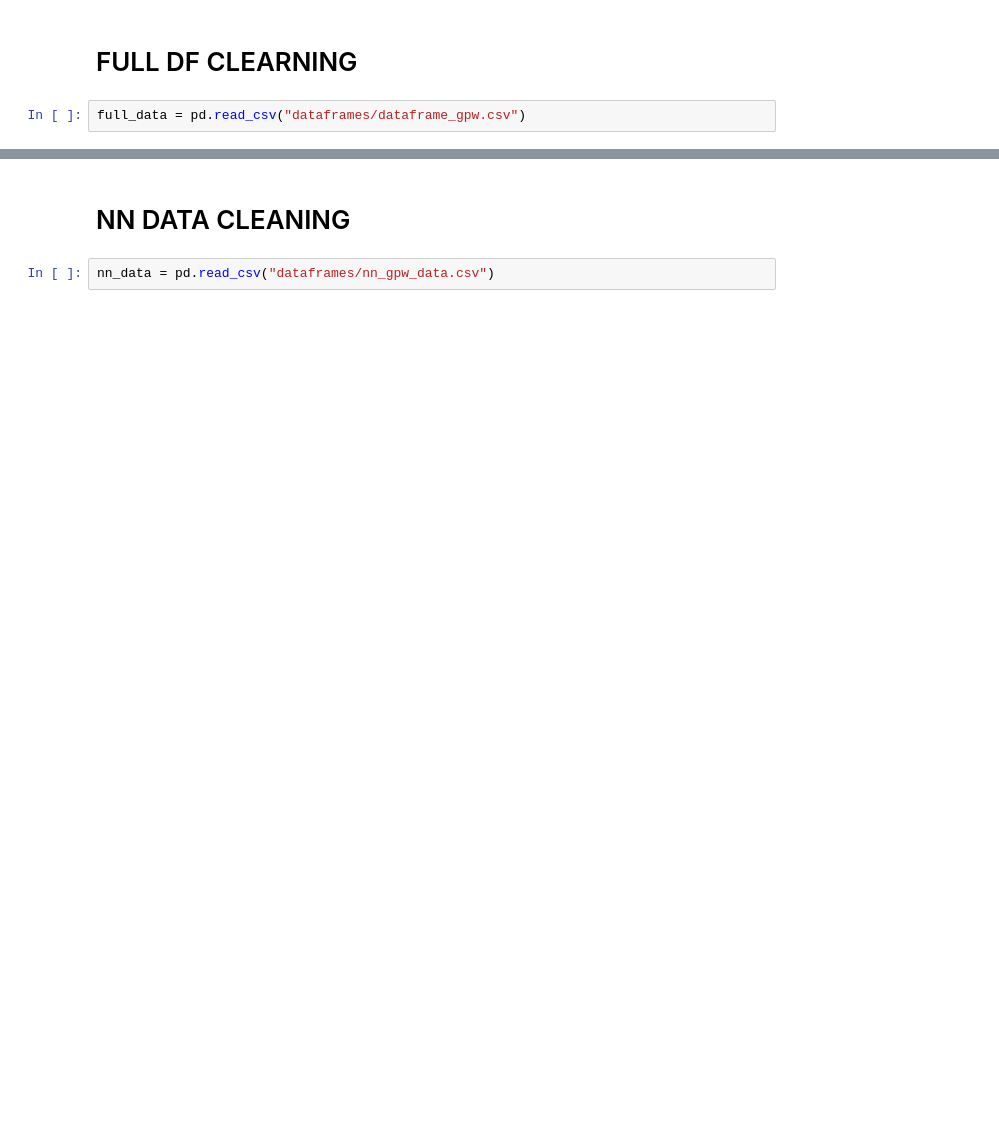
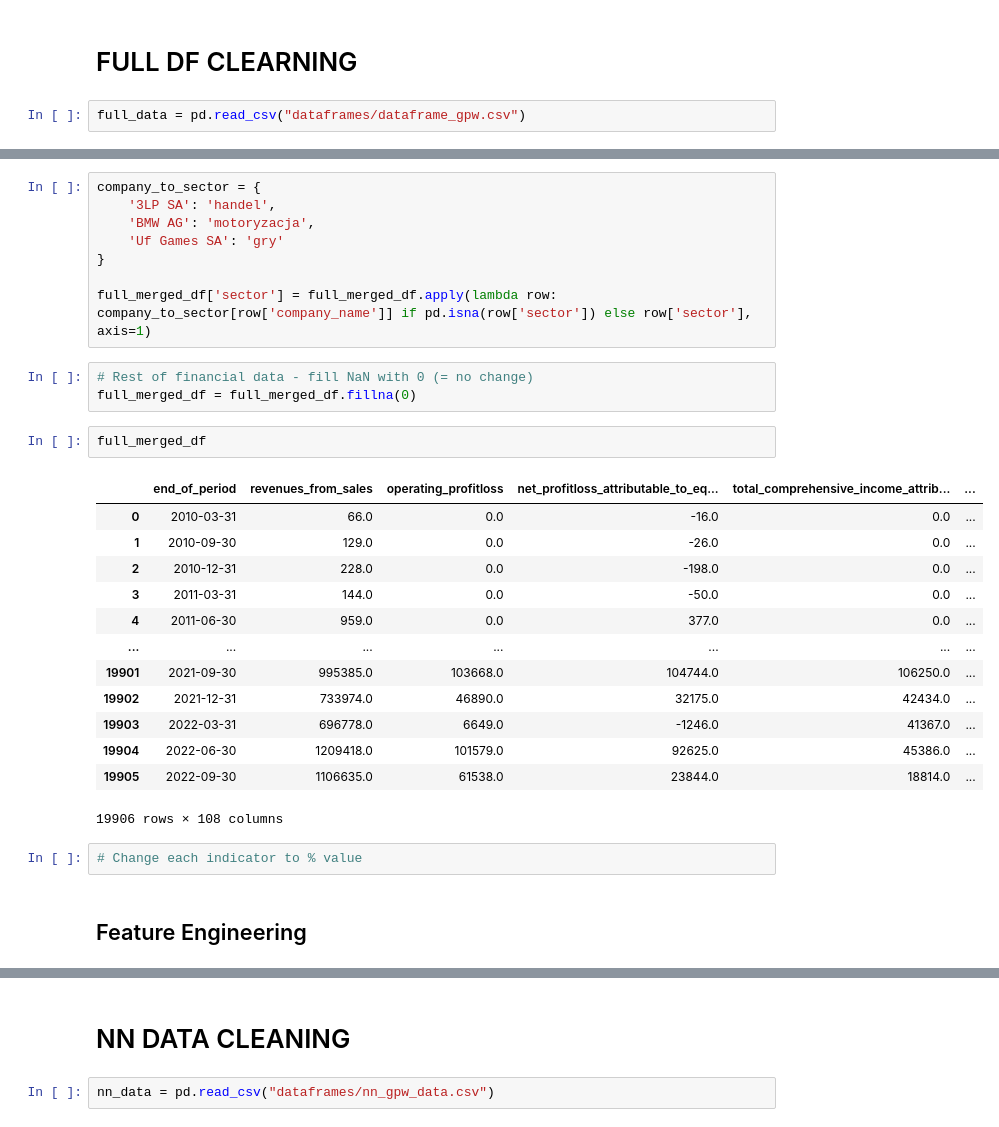
Before and after one commit to k-sobczyk/ensemble-nn-stock-forecast, a Jupyter notebook: data_cleaning_and_exploration.ipynb, the cells around one changed output, grey strips where cells are left out. Saved outputs shown, nothing was run; the diff lists cells and outputs as text; blank space fills up the shorter version.

```diff
--- a/data_cleaning_and_exploration.ipynb
+++ b/data_cleaning_and_exploration.ipynb
@@ -25,0 +119,31 @@ full_data = pd.read_csv("dataframes/dataframe_gpw.csv")
+# %%
+company_to_sector = {
+    '3LP SA': 'handel',
+    'BMW AG': 'motoryzacja',
+    'Uf Games SA': 'gry'
+}
+
+full_merged_df['sector'] = full_merged_df.apply(lambda row: company_to_sector[row['company_name']] if pd.isna(row['sector']) else row['sector'], axis=1)
+# %%
+# Rest of financial data - fill NaN with 0 (= no change)
+full_merged_df = full_merged_df.fillna(0)
+# %%
+full_merged_df
+# %% [output]
+|  | end_of_period | revenues_from_sales | operating_profitloss | net_profitloss_attributable_to_eq... | total_comprehensive_income_attrib... | ... |
+| 0 | 2010-03-31 | 66.0 | 0.0 | -16.0 | 0.0 | ... |
+| 1 | 2010-09-30 | 129.0 | 0.0 | -26.0 | 0.0 | ... |
+| 2 | 2010-12-31 | 228.0 | 0.0 | -198.0 | 0.0 | ... |
+| 3 | 2011-03-31 | 144.0 | 0.0 | -50.0 | 0.0 | ... |
+| 4 | 2011-06-30 | 959.0 | 0.0 | 377.0 | 0.0 | ... |
+| ... | ... | ... | ... | ... | ... | ... |
+| 19901 | 2021-09-30 | 995385.0 | 103668.0 | 104744.0 | 106250.0 | ... |
+| 19902 | 2021-12-31 | 733974.0 | 46890.0 | 32175.0 | 42434.0 | ... |
+| 19903 | 2022-03-31 | 696778.0 | 6649.0 | -1246.0 | 41367.0 | ... |
+| 19904 | 2022-06-30 | 1209418.0 | 101579.0 | 92625.0 | 45386.0 | ... |
+| 19905 | 2022-09-30 | 1106635.0 | 61538.0 | 23844.0 | 18814.0 | ... |
+19906 rows × 108 columns
+# %%
+# Change each indicator to % value
+# %% [markdown]
+## Feature Engineering
```
Also changed, not shown: parts of 16 cells of this notebook, 1 other file.
